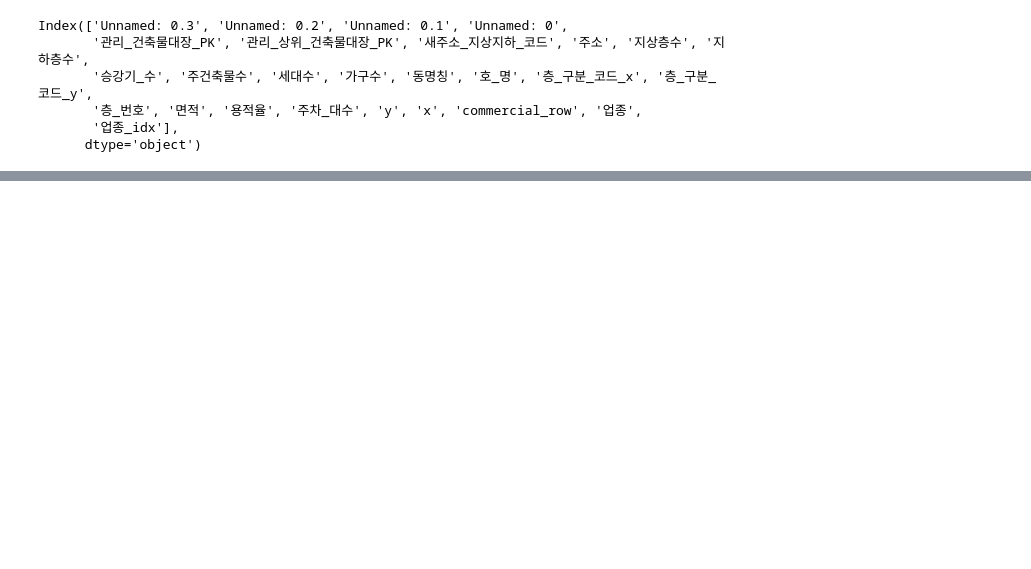
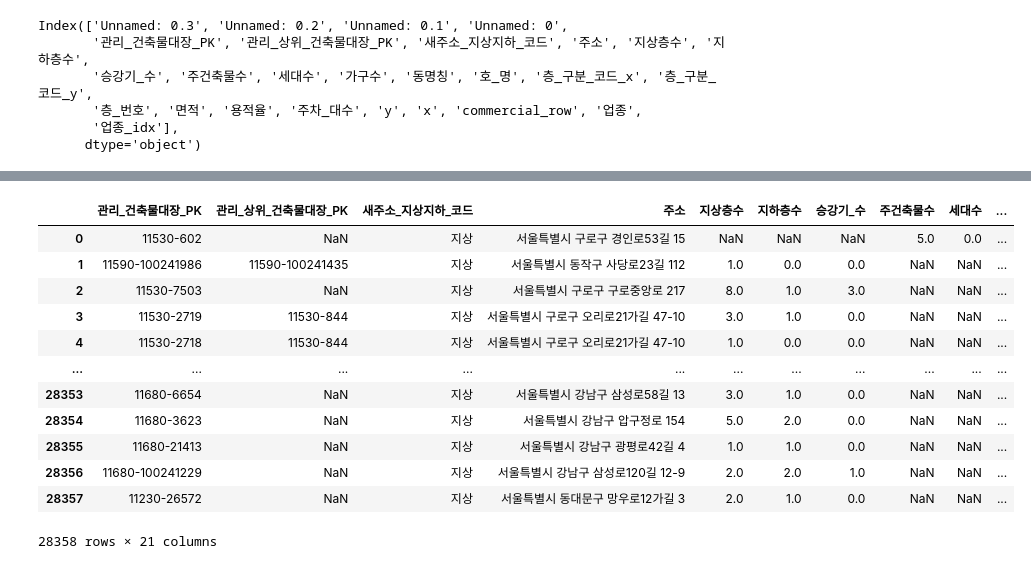
Before and after one commit to Capstone-4/Regression, a Jupyter notebook: add_sector.ipynb, the cells around one changed output, grey strips where cells are left out. Drawn from its saved outputs; the diff is of its cells as text; code cells hidden in the pictures; blank space fills up the shorter version.

```diff
--- a/add_sector.ipynb
+++ b/add_sector.ipynb
@@ -188,46 +225,3 @@ for sector in sectors:
-# %%
-sectors = ['업종_명_가전제품_및_통신기기_도소매업',
-       '업종_명_개인_서비스업', '업종_명_교육_및_사업자원_서비스업', '업종_명_기타_도소매업', '업종_명_기타_서비스업',
-       '업종_명_부동산_및_임대업', '업종_명_생활용품_도소매업', '업종_명_수리업', '업종_명_숙박업',
-       '업종_명_스포츠_및_오락_서비스업', '업종_명_식료품_도소매업', '업종_명_음식점_및_주점업', '업종_명_제조업',
-       '업종_명_중고상품_도소매업']
-
-X = onehot[["총_생활인구_수", "집객시설_수", "점포_수", "아파트_평균_면적", "아파트_평균_시가", "영업_개월_평균", "폐업_개월_평균", "매출_건수", '업종_명_가전제품_및_통신기기_도소매업',
-       '업종_명_개인_서비스업', '업종_명_교육_및_사업자원_서비스업', '업종_명_기타_도소매업', '업종_명_기타_서비스업',
-       '업종_명_부동산_및_임대업', '업종_명_생활용품_도소매업', '업종_명_수리업', '업종_명_숙박업',
-       '업종_명_스포츠_및_오락_서비스업', '업종_명_식료품_도소매업', '업종_명_음식점_및_주점업', '업종_명_제조업',
-       '업종_명_중고상품_도소매업']]
-y = onehot["매출_금액"]
-
-max_value = 0
-max_sector = None
-max_sector_idx = 0
-
-building["업종"] = None
-building["업종_idx"] = None
-
-dtest = xgb.DMatrix(X)
-
-for idx in range(len(building)):
-       commercial_idx = building.loc[idx, "commercial_row"]
-       row = onehot.loc[commercial_idx].copy()
-
-       for sector in sectors:
-              row[sector] = 1
-              data = xgb.DMatrix(row[X.columns].values.reshape(1, -1))  # DMatrix로 변환
-              pred = xgb_model.predict(data, iteration_range=(0, xgb_model.best_iteration))
-              row[sector] = 0
-
-              if pred > max_value:
-                     max_value = pred
-                     max_sector = sector
-                     max_sector_idx = sectors.index(sector)
-
-       building.loc[idx, "업종"] = max_sector
-       building.loc[idx, "업종_idx"] = max_sector_idx
-       max_value = 0
-       max_sector = None
-       max_sector_idx = 0
 # %%
 building["업종_idx"].unique()
 # %% [output]
@@ -249,3 +241,19 @@ KeyError: "['Unnamed: 0.3', 'Unnamed: 0.2', 'Unnamed: 0.1', 'Unnamed: 0'] not fo
 building.drop(["commercial_row", "업종"], axis=1, inplace=True)
 # %%
 building.to_csv("data/building_with_sector.csv", index=False)
+# %%
+building
+# %% [output]
+|  | 관리_건축물대장_PK | 관리_상위_건축물대장_PK | 새주소_지상지하_코드 | 주소 | 지상층수 | 지하층수 | 승강기_수 | 주건축물수 | 세대수 | ... |
+| 0 | 11530-602 | NaN | 지상 | 서울특별시 구로구 경인로53길 15 | NaN | NaN | NaN | 5.0 | 0.0 | ... |
+| 1 | 11590-100241986 | 11590-100241435 | 지상 | 서울특별시 동작구 사당로23길 112 | 1.0 | 0.0 | 0.0 | NaN | NaN | ... |
+| 2 | 11530-7503 | NaN | 지상 | 서울특별시 구로구 구로중앙로 217 | 8.0 | 1.0 | 3.0 | NaN | NaN | ... |
+| 3 | 11530-2719 | 11530-844 | 지상 | 서울특별시 구로구 오리로21가길 47-10 | 3.0 | 1.0 | 0.0 | NaN | NaN | ... |
+| 4 | 11530-2718 | 11530-844 | 지상 | 서울특별시 구로구 오리로21가길 47-10 | 1.0 | 0.0 | 0.0 | NaN | NaN | ... |
+| ... | ... | ... | ... | ... | ... | ... | ... | ... | ... | ... |
+| 28353 | 11680-6654 | NaN | 지상 | 서울특별시 강남구 삼성로58길 13 | 3.0 | 1.0 | 0.0 | NaN | NaN | ... |
+| 28354 | 11680-3623 | NaN | 지상 | 서울특별시 강남구 압구정로 154 | 5.0 | 2.0 | 0.0 | NaN | NaN | ... |
+| 28355 | 11680-21413 | NaN | 지상 | 서울특별시 강남구 광평로42길 4 | 1.0 | 1.0 | 0.0 | NaN | NaN | ... |
+| 28356 | 11680-100241229 | NaN | 지상 | 서울특별시 강남구 삼성로120길 12-9 | 2.0 | 2.0 | 1.0 | NaN | NaN | ... |
+| 28357 | 11230-26572 | NaN | 지상 | 서울특별시 동대문구 망우로12가길 3 | 2.0 | 1.0 | 0.0 | NaN | NaN | ... |
+28358 rows × 21 columns
```
Also changed, not shown: parts of 9 cells of this notebook, 11 other files.
